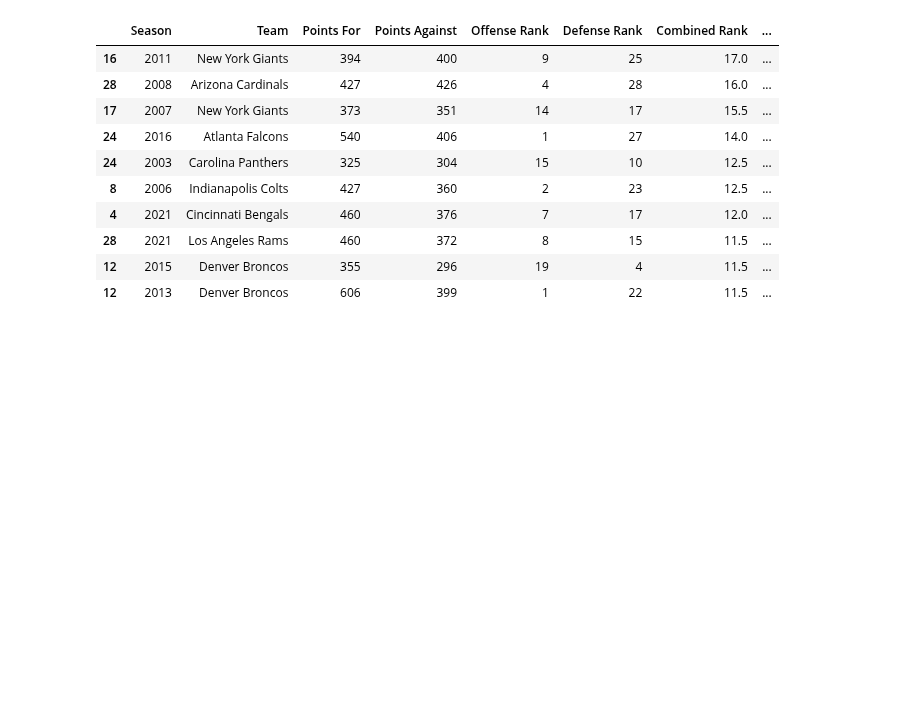
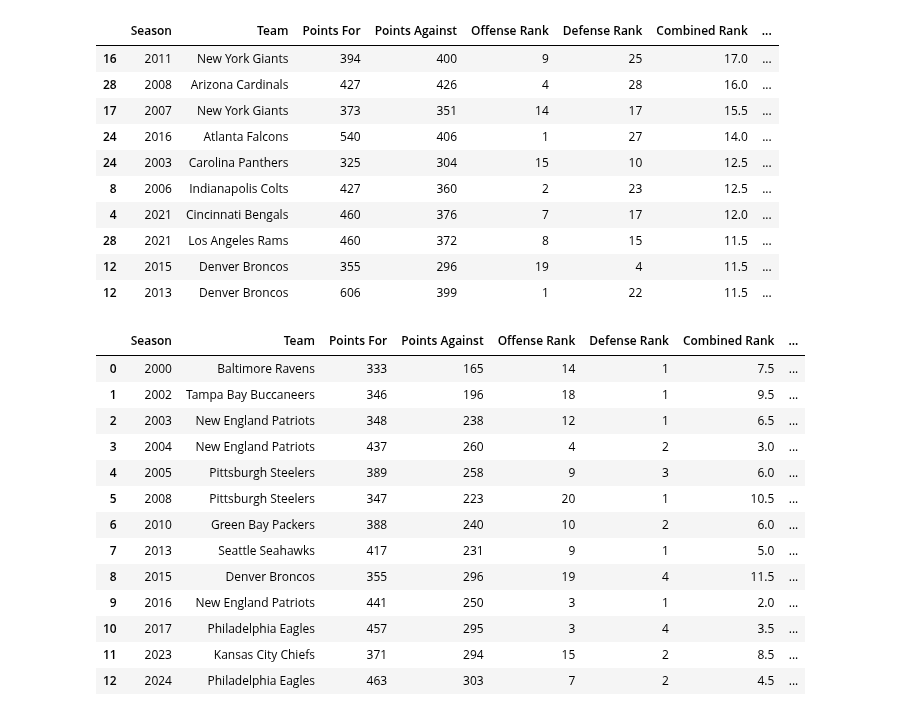
Before and after one commit to PuzzleShuffler/NFL, a Jupyter notebook: NFL.ipynb, the cells around one changed output. Saved outputs shown, nothing was run; the diff lists cells and outputs as text; code cells hidden in the pictures; blank space fills up the shorter version.

```diff
--- a/NFL.ipynb
+++ b/NFL.ipynb
@@ -253,3 +253,25 @@ final_df[
 | 28 | 2021 | Los Angeles Rams | 460 | 372 | 8 | 15 | 11.5 | ... |
 | 12 | 2015 | Denver Broncos | 355 | 296 | 19 | 4 | 11.5 | ... |
 | 12 | 2013 | Denver Broncos | 606 | 399 | 1 | 22 | 11.5 | ... |
+# %%
+# Top 5 Defenses to win Super Bowl
+top5_defense = final_df[
+    (final_df['Won Super Bowl'] == 'Yes') & (final_df['Defense Rank'] <= 5)
+    ].sort_values('Season', ascending=True).reset_index(drop=True)
+
+top5_defense
+# %% [output]
+|  | Season | Team | Points For | Points Against | Offense Rank | Defense Rank | Combined Rank | ... |
+| 0 | 2000 | Baltimore Ravens | 333 | 165 | 14 | 1 | 7.5 | ... |
+| 1 | 2002 | Tampa Bay Buccaneers | 346 | 196 | 18 | 1 | 9.5 | ... |
+| 2 | 2003 | New England Patriots | 348 | 238 | 12 | 1 | 6.5 | ... |
+| 3 | 2004 | New England Patriots | 437 | 260 | 4 | 2 | 3.0 | ... |
+| 4 | 2005 | Pittsburgh Steelers | 389 | 258 | 9 | 3 | 6.0 | ... |
+| 5 | 2008 | Pittsburgh Steelers | 347 | 223 | 20 | 1 | 10.5 | ... |
+| 6 | 2010 | Green Bay Packers | 388 | 240 | 10 | 2 | 6.0 | ... |
+| 7 | 2013 | Seattle Seahawks | 417 | 231 | 9 | 1 | 5.0 | ... |
+| 8 | 2015 | Denver Broncos | 355 | 296 | 19 | 4 | 11.5 | ... |
+| 9 | 2016 | New England Patriots | 441 | 250 | 3 | 1 | 2.0 | ... |
+| 10 | 2017 | Philadelphia Eagles | 457 | 295 | 3 | 4 | 3.5 | ... |
+| 11 | 2023 | Kansas City Chiefs | 371 | 294 | 15 | 2 | 8.5 | ... |
+| 12 | 2024 | Philadelphia Eagles | 463 | 303 | 7 | 2 | 4.5 | ... |
```
Also changed, not shown: parts of 3 cells of this notebook, 1 other file.
